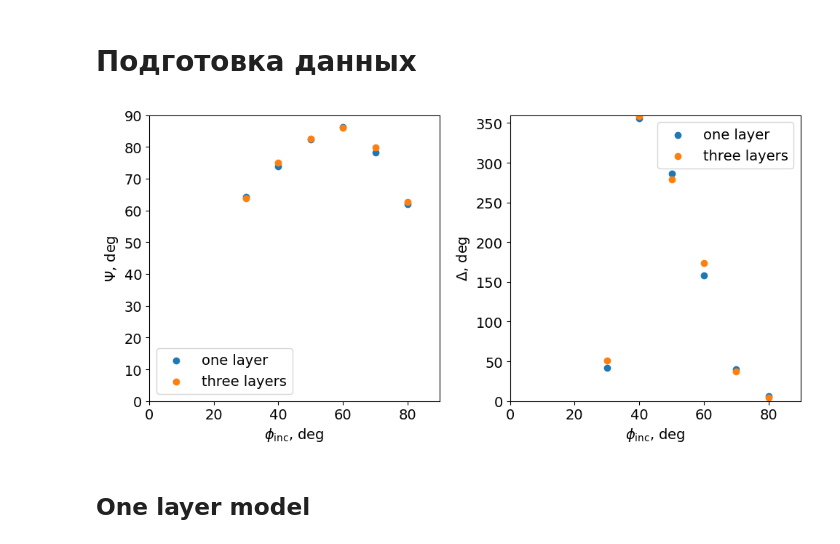
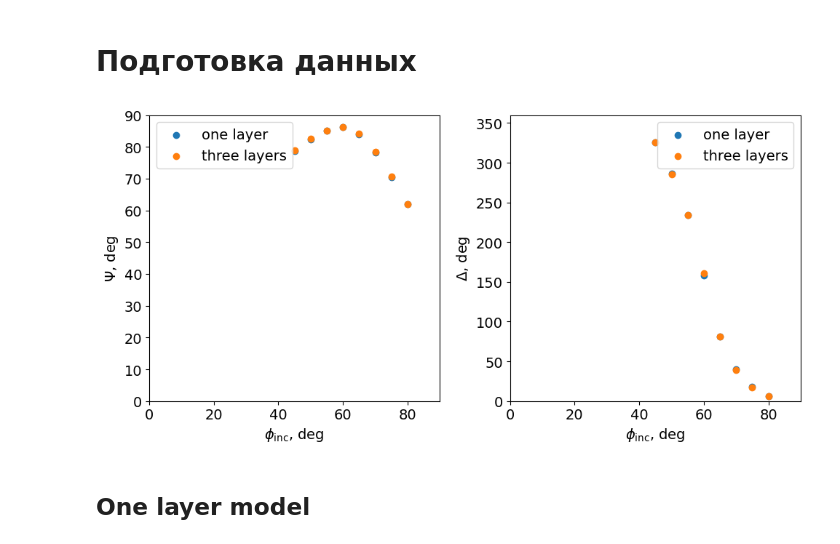
Before and after one commit to dmstreltsov/ellipsx, a Jupyter notebook: notebooks/Inverse problem.ipynb, the cells around one changed output. Drawn from its saved outputs; the diff is of its cells as text; code cells hidden in the pictures.

```diff
--- a/notebooks/Inverse problem.ipynb
+++ b/notebooks/Inverse problem.ipynb
@@ -28,33 +28,30 @@ from jaxtyping import Array, Complex, Float
 # %% [markdown]
 # Подготовка данных
 # %%
-n_sub = 3.882 - 0.019j
-n_f = 1.462 - 0j
-d_f = 400
-d_0f = 5
-d_fs = 5
+n = jnp.array([1., 1.462, 3.882 - 0.019j])
+d = jnp.array([1., 400, 1])
 # %%
-phi = jnp.linspace(30, 80, 6)
+phi = jnp.linspace(45, 80, 8)
 # %%
-psi, delta = calc_psi_delta_one_layer_vec(phi, n_f, d_f, n_sub)
-psi_3l, delta_3l = calc_psi_delta_three_layers_vec(phi, n_f, d_f, n_sub, d_0f, d_fs)
+psi, delta = calc_psi_delta_one_layer_vec(phi, n, d[1])
+psi_rough, delta_rough = calc_psi_delta_one_layer_roughess_vec(phi, n, d)
 # %%
 fig, (ax1, ax2) = plt.subplots(1, 2, figsize=(10, 5))
 ax1.scatter(phi, psi, label='one layer')
-ax1.scatter(phi, psi_3l, label='three layers')
+ax1.scatter(phi, psi_rough, label='three layers')
 ax2.scatter(phi, delta, label='one layer')
-ax2.scatter(phi, delta_3l, label='three layers')
+ax2.scatter(phi, delta_rough, label='three layers')
 ax1.set_xlim(0, 90)
 ax1.set_ylim(0, 90)
 ax1.set_xlabel(r'$\phi_\mathrm{{inc}}$, deg')
 ax1.set_ylabel(r'$\Psi$, deg')
 ax2.set_xlim(0, 90)
 ax2.set_ylim(0, 360)
 ax2.set_xlabel(r'$\phi_\mathrm{{inc}}$, deg')
 ax2.set_ylabel(r'$\Delta$, deg')
 ax1.legend(loc='best')
 ax2.legend(loc='best');
 # %% [output]
-[figure, old version]
+[figure, new version]
 # %%
 from jax import random
```
Also changed, not shown: parts of 32 cells of this notebook, 4 other files.
